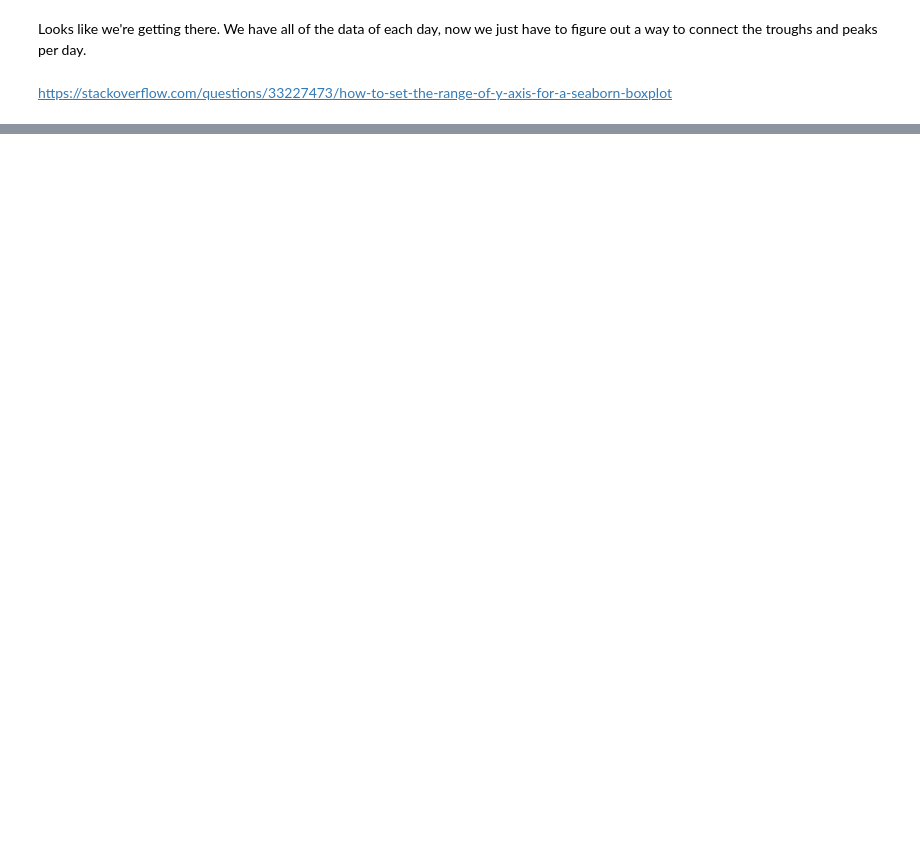
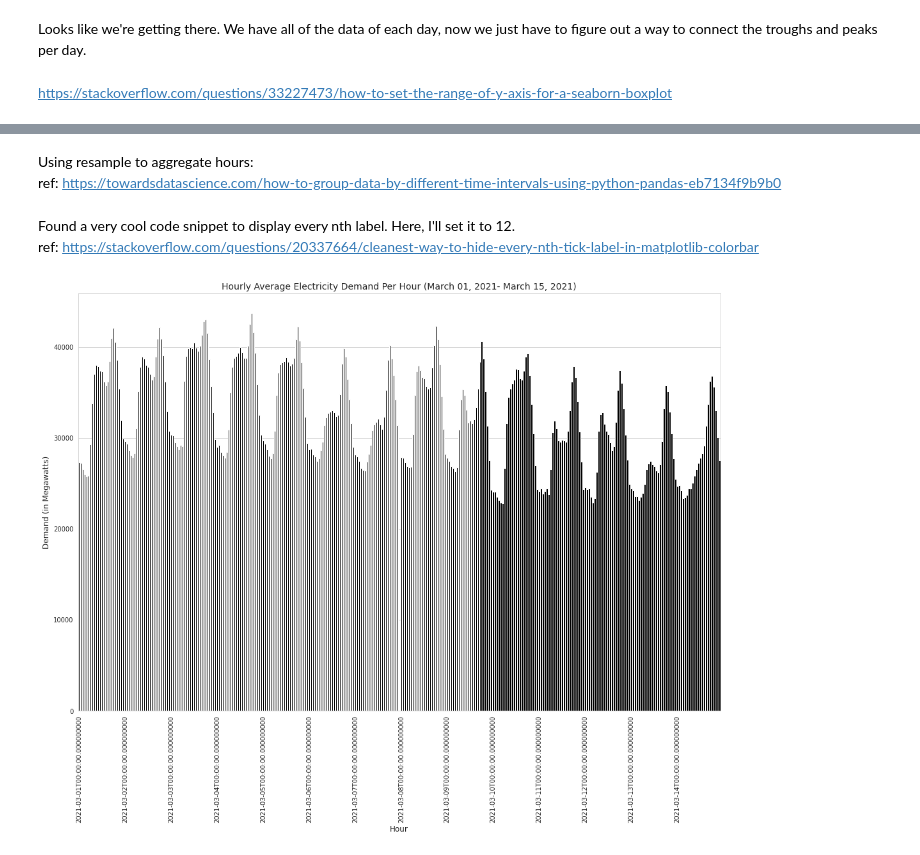
Before and after one commit to Colsai/DATA-601-Wan, a Jupyter notebook: DATA601_WK7_HW1.ipynb, the cells around one changed output, grey strips where cells are left out. Drawn from its saved outputs; the diff is of its cells as text; code cells hidden in the pictures; blank space fills up the shorter version.

```diff
--- a/DATA601_WK7_HW1.ipynb
+++ b/DATA601_WK7_HW1.ipynb
@@ -135,0 +305,40 @@ ax.xaxis.set_major_locator(ticker.MultipleLocator(2))
+# %% [markdown]
+Using resample to aggregate hours:
+ref: https://towardsdatascience.com/how-to-group-data-by-different-time-intervals-using-python-pandas-eb7134f9b9b0
+# %%
+df_hours_by_day = df.resample('H', on='HDR')["ROLLING SYSTEM DEMAND"].agg(["mean", "sum"])
+# %%
+#Reset index so we can call it for graphing
+df_hours_by_day = df_hours_by_day.reset_index()
+# %% [markdown]
+Found a very cool code snippet to display every nth label.
+Here, I'll set it to 12.
+ref: https://stackoverflow.com/questions/20337664/cleanest-way-to-hide-every-nth-tick-label-in-matplotlib-colorbar
+# %%
+fig, ax = plt.subplots(1, figsize = (18,12))
+sns.set_style("whitegrid")
+
+#Barplot Call
+sns.barplot(x = 'HDR',
+            y="mean",
+            data = df_hours_by_day,
+            color = 'black')
+
+#Grid and Text Information
+ax.set_title("Hourly Average Electricity Demand Per Hour (March 01, 2021- March 15, 2021)", size = 14)
+ax.set_xlabel("Hour", size = 12)
+ax.set_ylabel("Demand (in Megawatts)", size = 12)
+#ax.set_yscale("linear")
+
+plt.xticks(rotation='vertical')
+
+#Code for nth labels
+temp = ax.xaxis.get_ticklabels()
+temp = list(set(temp) - set(temp[::24]))
+
+for label in temp:
+    label.set_visible(False)
+
+plt.show()
+# %% [output]
+[figure, added]
```
Also changed, not shown: parts of 29 cells of this notebook.
